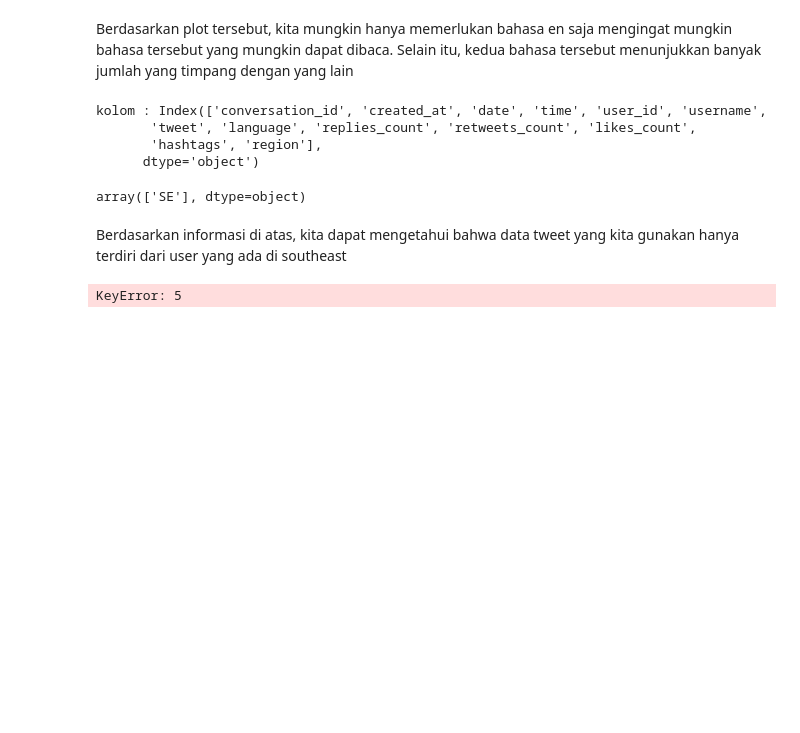
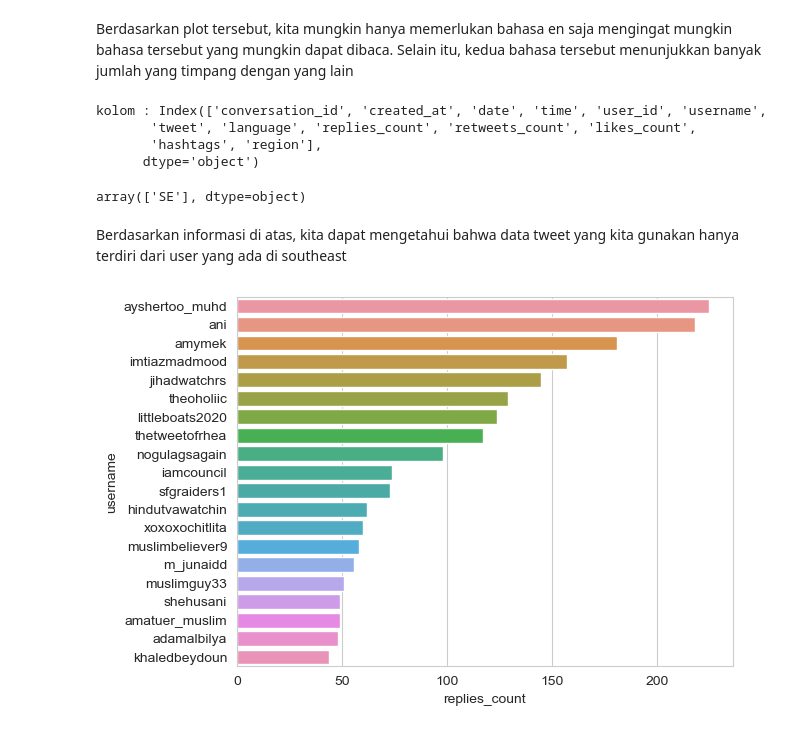
Before and after one commit to rarmnsyah/DATASCIENCE, a Jupyter notebook: MEGA-PROJECT/main.ipynb, the cells around one changed output. Saved outputs shown, nothing was run; the diff lists cells and outputs as text; code cells hidden in the pictures; blank space fills up the shorter version.

```diff
--- a/MEGA-PROJECT/main.ipynb
+++ b/MEGA-PROJECT/main.ipynb
@@ -85,11 +70,0 @@ testing
-# %%
-def highest_tweets(df_copy, col, limit):
-    df_copy_sum = pd.DataFrame(df_copy.groupby('username')[[col, 'user_id']].sum()).sort_values(by = [col], ascending = False)
-
-    highest_tweet = df_copy_sum.iloc[:limit]
-
-    sns.barplot(data = highest_tweet, y = 'user_id', x = col, orient = 'h')
-
-    return highest_tweet
-
-testing = highest_tweets(df_copy, 'replies_count', 10)
@@ -217,7 +174,9 @@ array(['SE'], dtype=object)
 # %% [markdown]
 Berdasarkan informasi di atas, kita dapat mengetahui bahwa data tweet yang kita gunakan hanya terdiri dari user yang ada di southeast
 # %%
-highest_tweet(df_copy, 'replies_count', 5)
+top_user_id = []
+
+top_user_id.append(highest_tweets(df_copy, 'replies_count', 20))
 # %% [output]
-KeyError: 5
+[figure, added]
 # %%
```
Also changed, not shown: parts of 19 cells of this notebook.
